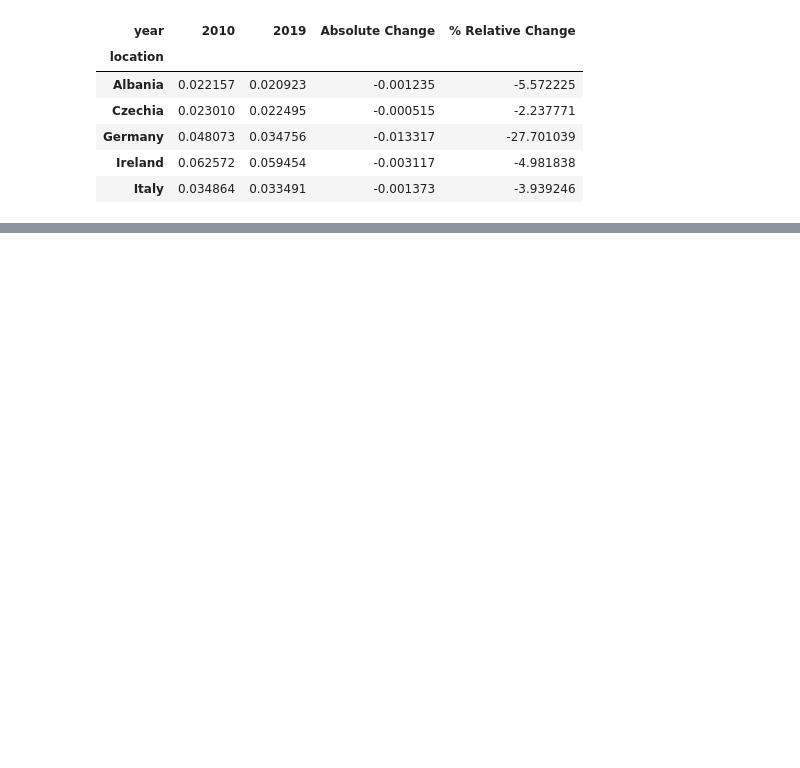
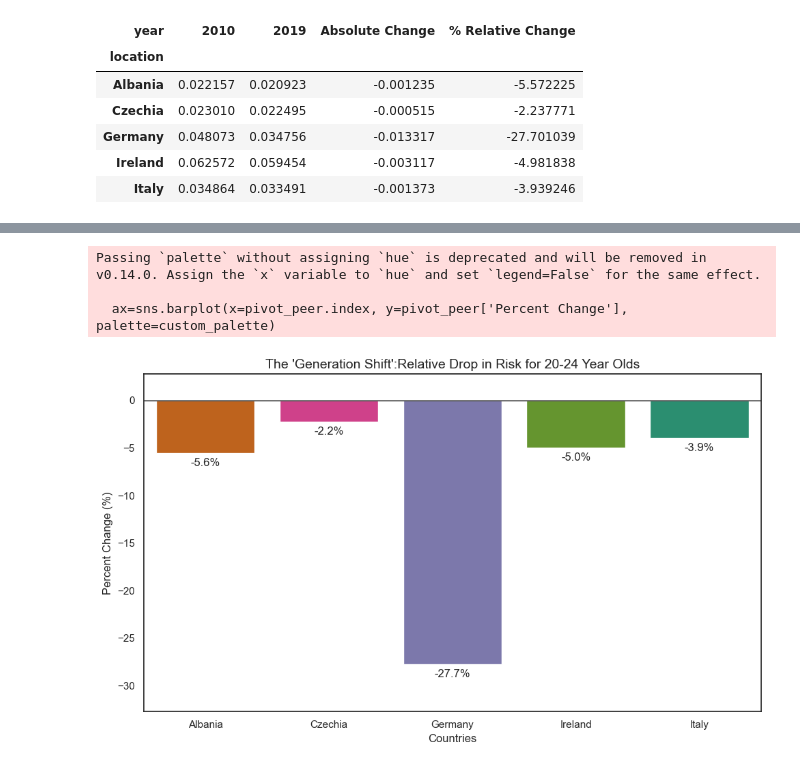
Before and after one commit to justdayane/da-capstone-project-dayane-ernesto, a Jupyter notebook: Ernestos_finds/Exploration Data sets.ipynb, the cells around one changed output, grey strips where cells are left out. Cells and saved outputs as stored; diff of their text form; code cells hidden in the pictures; blank space fills up the shorter version.

```diff
--- a/Ernestos_finds/Exploration Data sets.ipynb
+++ b/Ernestos_finds/Exploration Data sets.ipynb
@@ -1380,0 +1401,2 @@ pivot_peer.head()
+# %%
+pivot_peer['Percent Change'] = ((pivot_peer[2019] - pivot_peer[2010]) / pivot_peer[2010]) * 100
@@ -1380,0 +1408,30 @@ pivot_peer.head()
+# %%
+custom_palette={
+    'Albania': palette[6],
+    'Germany': palette[5],
+    'Ireland': palette[3],
+    'Italy': palette[7],
+    'Czechia': palette[4]
+}
+# %%
+py.figure(figsize=(10,6))
+ax=sns.barplot(x=pivot_peer.index, y=pivot_peer['Percent Change'], palette=custom_palette)
+py.axhline(0, color='black', linewidth=1)
+py.title("The 'Generation Shift':Relative Drop in Risk for 20-24 Year Olds", fontsize = 14)
+py.ylabel('Percent Change (%)')
+py.xlabel('Countries')
+for container in ax.containers:
+    ax.bar_label(container,
+             fmt='%.1f%%',
+             label_type='edge',
+             padding=5)
+py.ylim(pivot_peer['Percent Change'].min() - 5,
+        pivot_peer['Percent Change'].max() + 5)
+py.tight_layout()
+py.savefig('peer_comparison_drop.pct.png')
+py.show()
+# %% [output]
+Passing `palette` without assigning `hue` is deprecated and will be removed in v0.14.0. Assign the `x` variable to `hue` and set `legend=False` for the same effect.
+
+  ax=sns.barplot(x=pivot_peer.index, y=pivot_peer['Percent Change'], palette=custom_palette)
+[figure, added]
```
Also changed, not shown: parts of 8 cells of this notebook, 4 other files.
